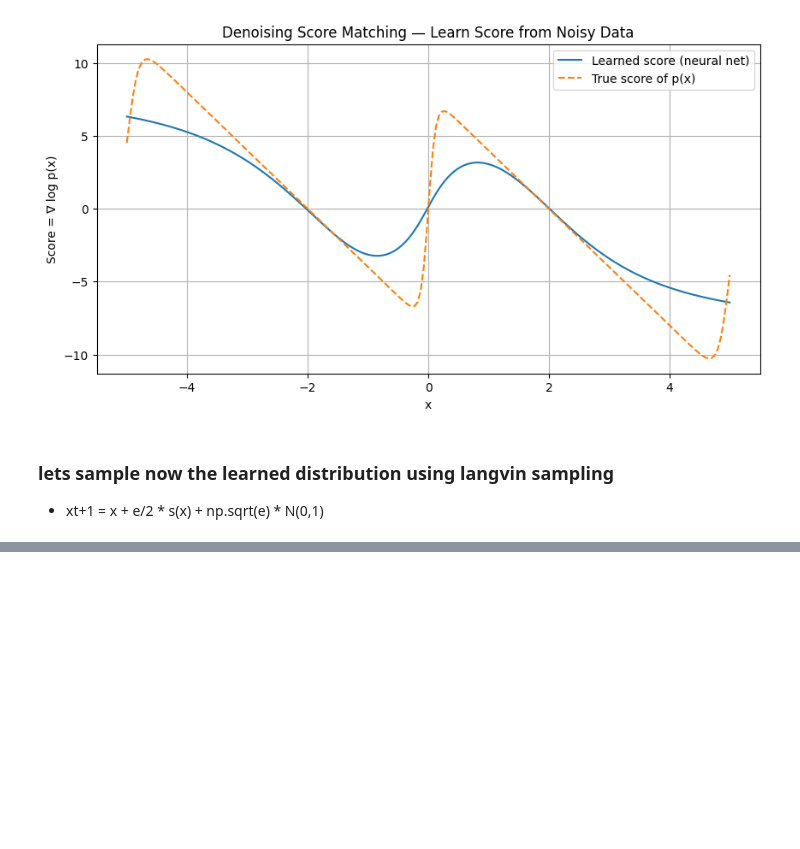
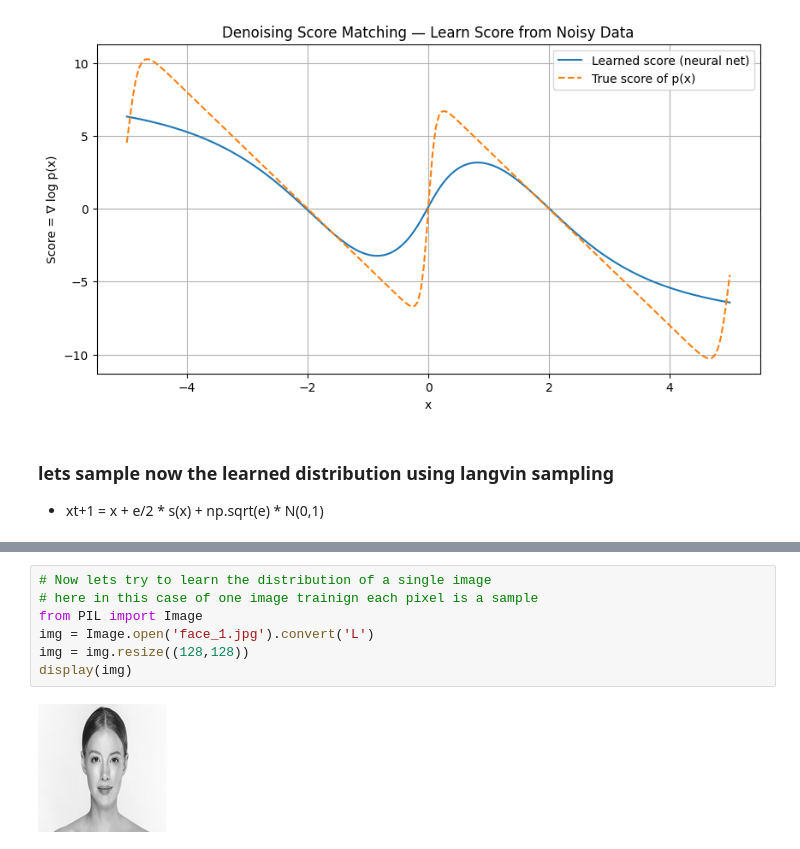
Before and after one commit to Jaseelkt007/Generative_AI_basics, a Jupyter notebook: Langvin_sampling.ipynb, the cells around one changed output, grey strips where cells are left out. Saved outputs shown, nothing was run; the diff lists cells and outputs as text; blank space fills up the shorter version.

```diff
--- a/Langvin_sampling.ipynb
+++ b/Langvin_sampling.ipynb
@@ -310,0 +450,9 @@ plt.show()
+# %%
+# Now lets try to learn the distribution of a single image
+# here in this case of one image trainign each pixel is a sample
+from PIL import Image
+img = Image.open('face_1.jpg').convert('L')
+img = img.resize((128,128))
+display(img)
+# %% [output]
+[figure, added]
```
Also changed, not shown: parts of 10 cells of this notebook.
